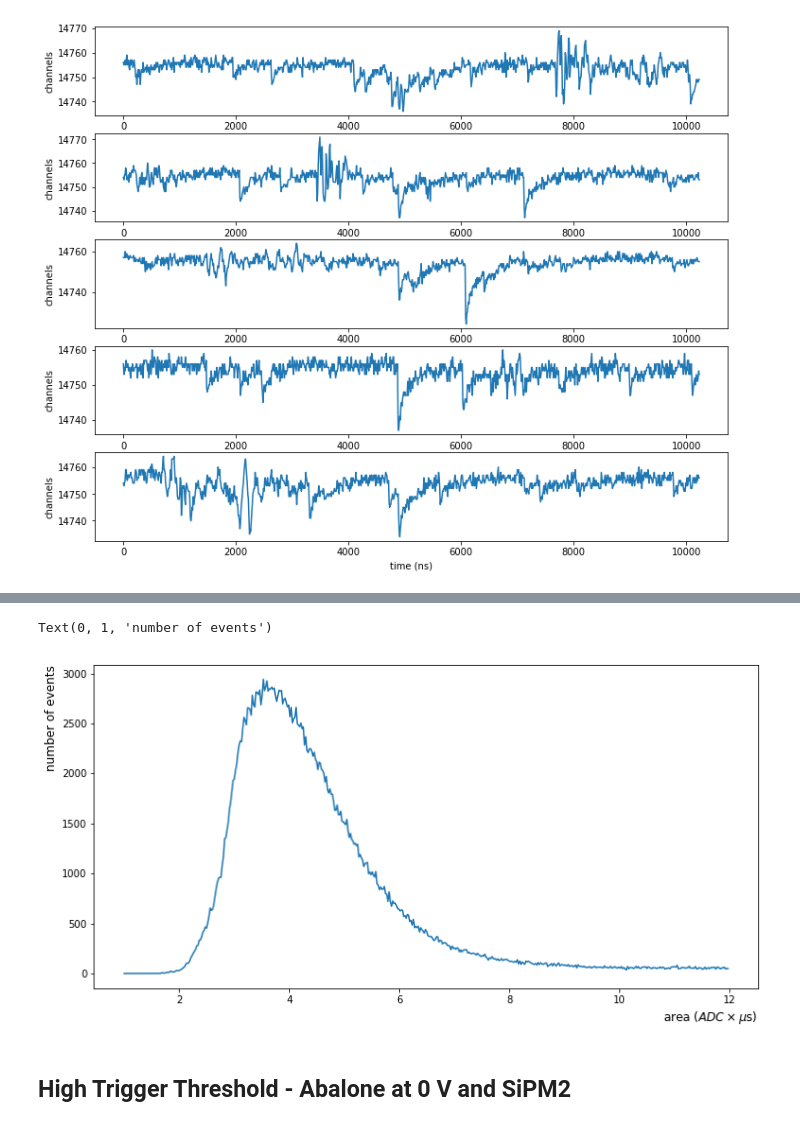
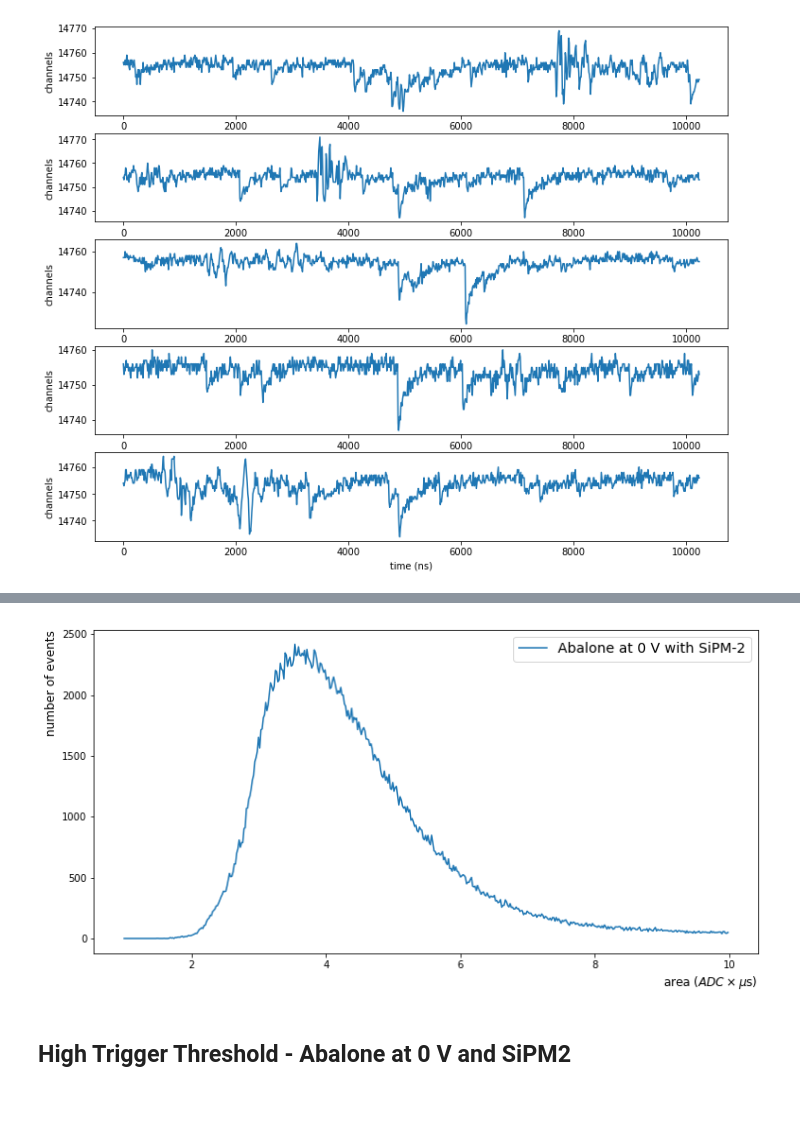
Before and after one commit to valerioda/abalone, a Jupyter notebook: process_abalone_SiPM2.ipynb, the cells around one changed output, grey strips where cells are left out. Cells and saved outputs as stored; diff of their text form; code cells hidden in the pictures.

```diff
--- a/process_abalone_SiPM2.ipynb
+++ b/process_abalone_SiPM2.ipynb
@@ -69,15 +35,19 @@ event n. 359000 area: 4.37, time to process: 1736.97
 # %%
-bins = 500
-h, t = np.histogram(peakint15, bins=bins, range=(1,12))
-#peaks, _ = find_peaks(h, height=hlim, width=5, distance=15)
-plt.figure(figsize=(12,6))
-plt.plot(t[:bins], h, '-', label = f'Abalone at 0 V with SiPM-2')
-#plt.plot(t[peaks], h[peaks], "x")
-plt.xlabel(r'area ($ADC\times \mu$s)',ha='right',x=1,fontsize=12)
-plt.ylabel('number of events',ha='right',y=1,fontsize=12)
+def plot_spectrum(peakint, bins = 500, range=(1,10), log = False):
+    h, t = np.histogram(peakint, bins=bins, range=range)
+    #peaks, _ = find_peaks(h, height=hlim, width=5, distance=15)
+    plt.figure(figsize=(12,6))
+    plt.plot(t[:bins], h, '-', label = f'Abalone at 0 V with SiPM-2')
+    #plt.plot(t[peaks], h[peaks], "x")
+    plt.xlabel(r'area ($ADC\times \mu$s)',ha='right',x=1,fontsize=12)
+    plt.ylabel('number of events',ha='right',y=1,fontsize=12)
+    if (log): plt.yscale('log')
+    plt.legend(fontsize=14)
-# %% [output]
-Text(0, 1, 'number of events')
-[figure, removed]
+# %%
+peakint15 = np.load(f'2020_12_15/peakint_Abalone0_SiPM2_t15.npy')
+plot_spectrum(peakint15, bins = 500, range=(1,10))
+# %% [output]
+[figure, added]
 # %% [markdown]
 ## High Trigger Threshold - Abalone at 0 V and SiPM2
 # %%
```
Also changed, not shown: parts of 20 cells of this notebook, 11 other files.
